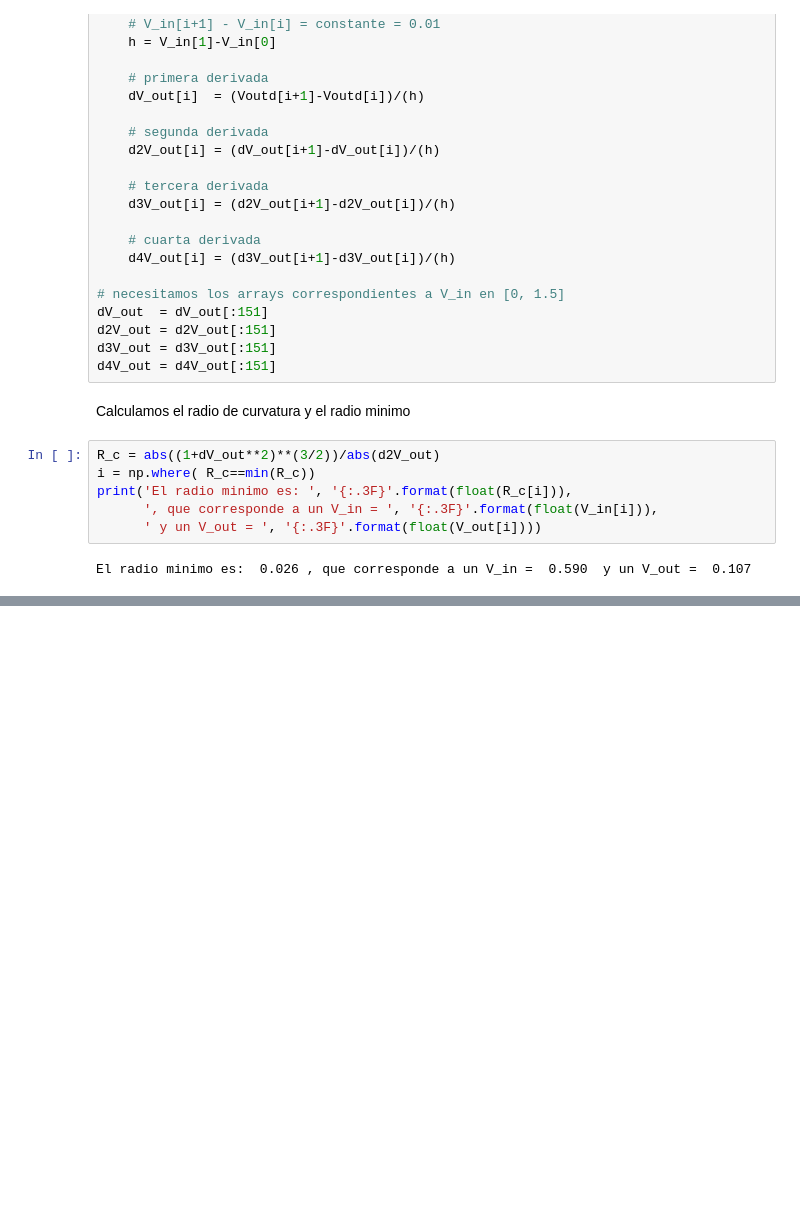
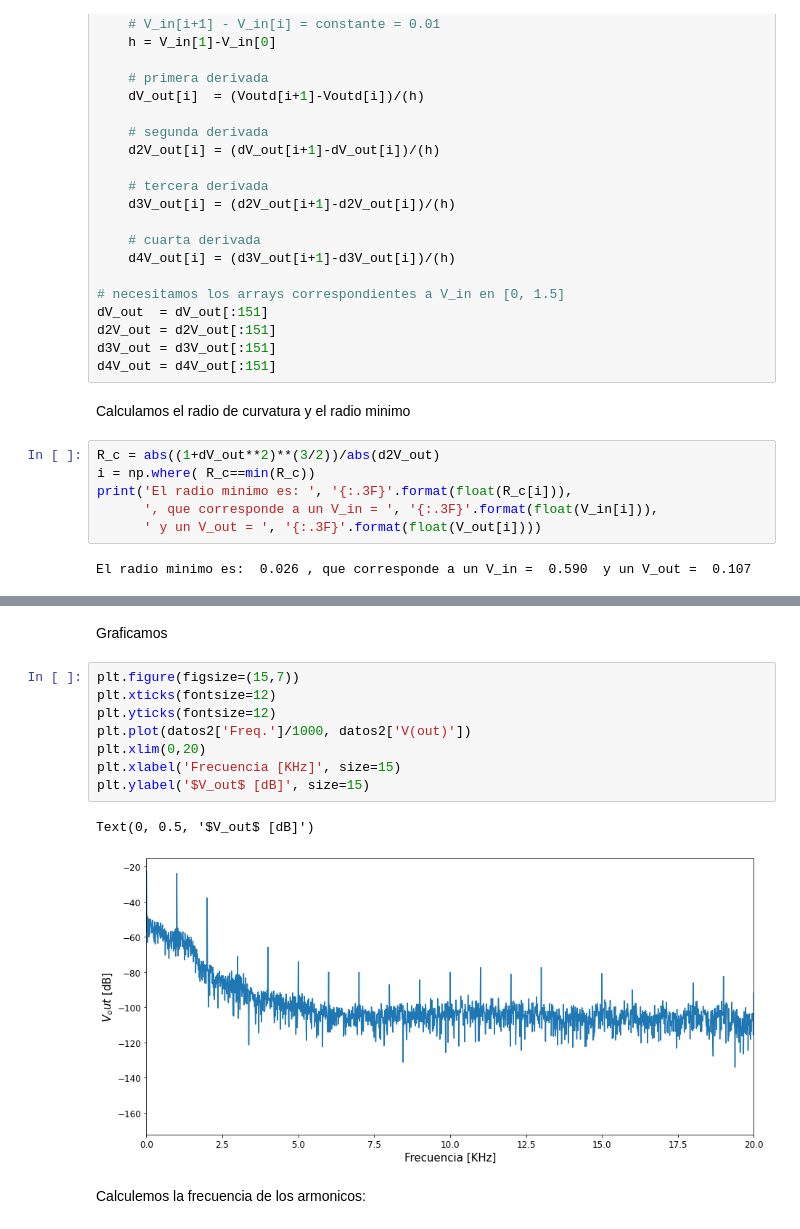
Before and after one commit to vecheto/astro_experimental, a Jupyter notebook: Tarea 3/codigo.ipynb, the cells around one changed output, grey strips where cells are left out. Drawn from its saved outputs; the diff is of its cells as text; blank space fills up the shorter version.

```diff
--- a/Tarea 3/codigo.ipynb
+++ b/Tarea 3/codigo.ipynb
@@ -182,0 +218,15 @@ El radio minimo es:  0.026 , que corresponde a un V_in =  0.590  y un V_out =  0
+# %% [markdown]
+Graficamos
+# %%
+plt.figure(figsize=(15,7))
+plt.xticks(fontsize=12)
+plt.yticks(fontsize=12)
+plt.plot(datos2['Freq.']/1000, datos2['V(out)'])
+plt.xlim(0,20)
+plt.xlabel('Frecuencia [KHz]', size=15)
+plt.ylabel('$V_out$ [dB]', size=15)
+# %% [output]
+Text(0, 0.5, '$V_out$ [dB]')
+[figure, added]
+# %% [markdown]
+Calculemos la frecuencia de los armonicos:
```
Also changed, not shown: parts of 21 cells of this notebook, 14 other files.
